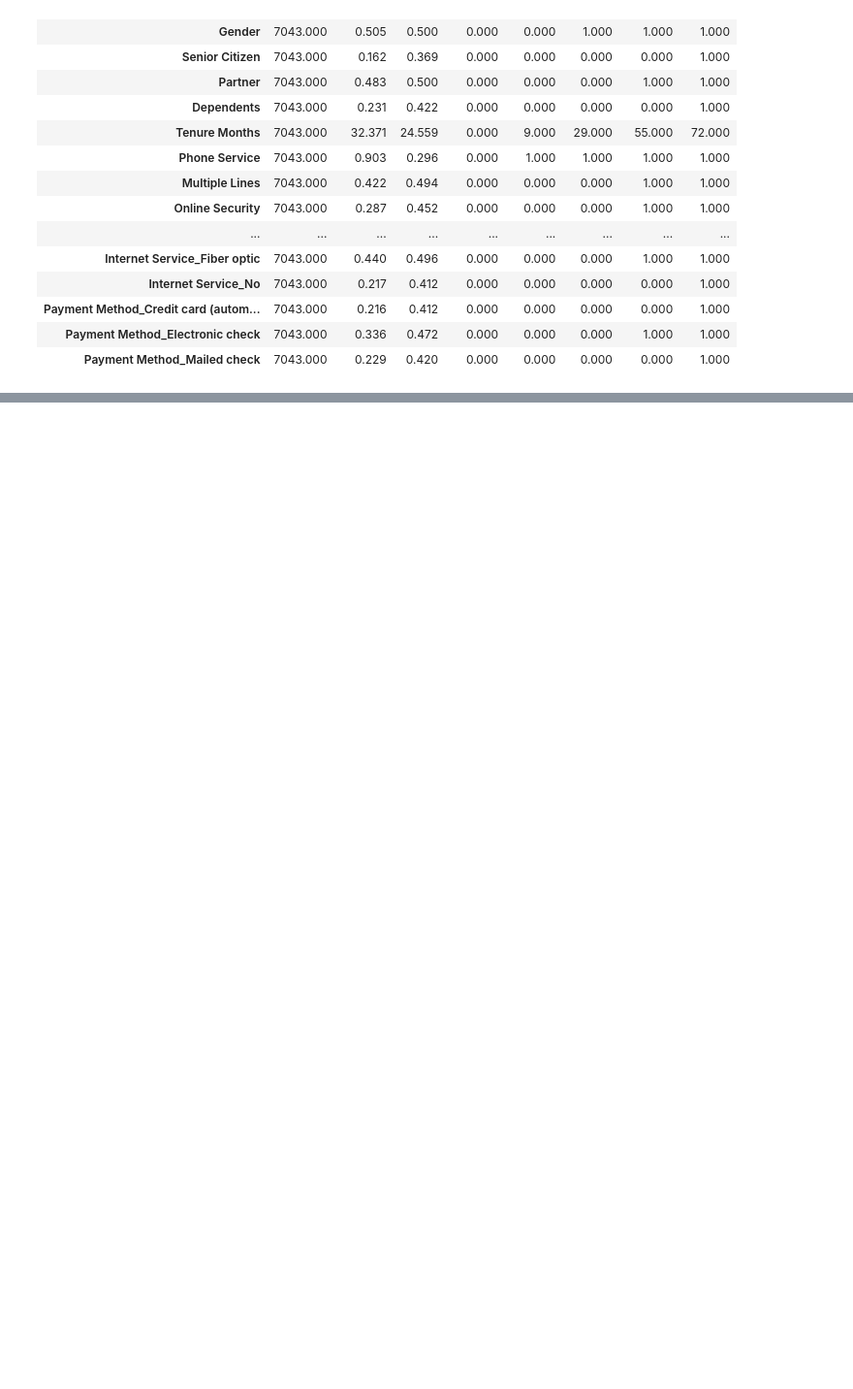
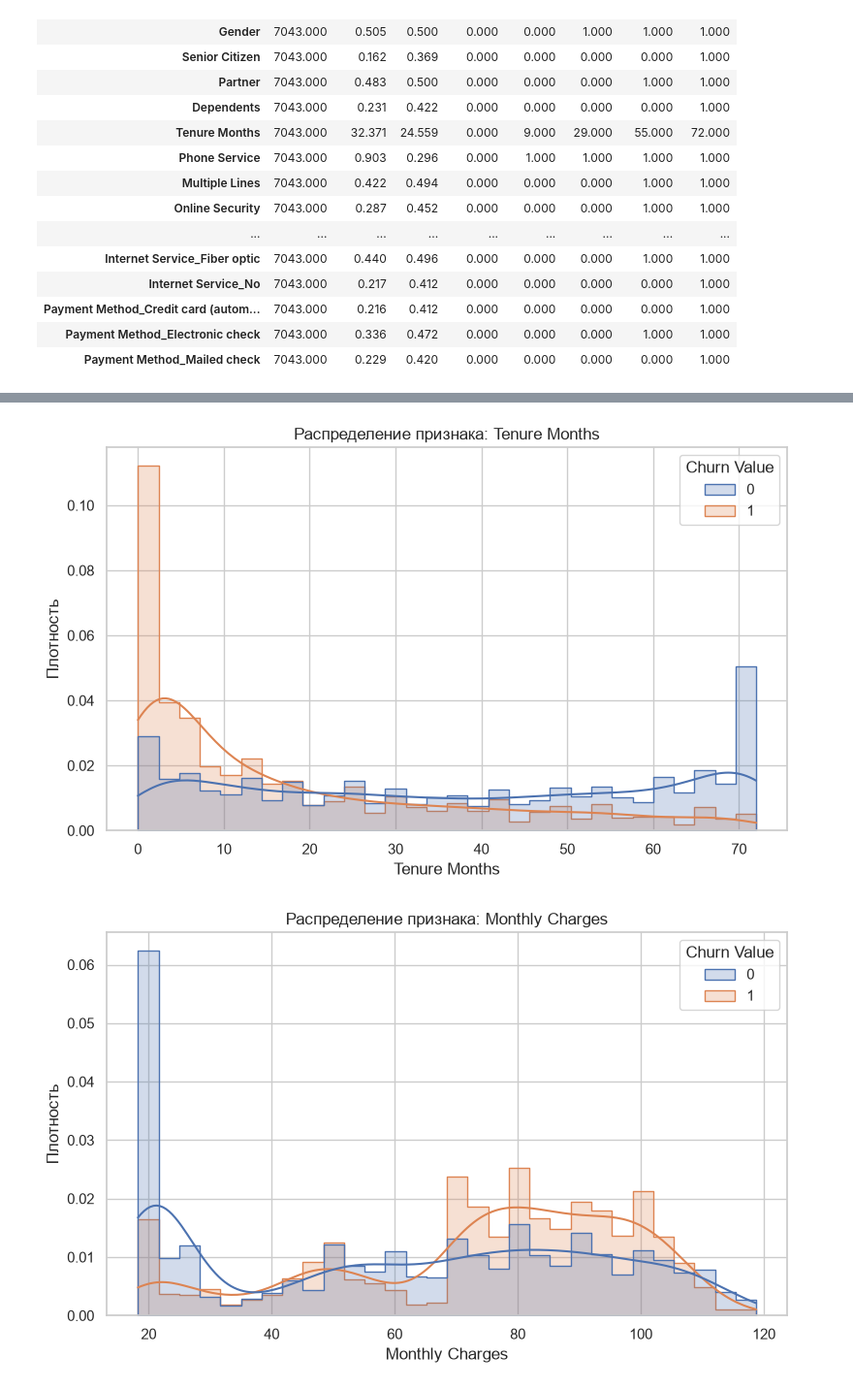
Before and after one commit to haneulmyon-bit/ProjectChotoTam, a Jupyter notebook: notebooks/02_data_analysis.ipynb, the cells around one changed output, grey strips where cells are left out. Shown at 97% size. Saved outputs shown, nothing was run; the diff lists cells and outputs as text; code cells hidden in the pictures; blank space fills up the shorter version.

```diff
--- a/notebooks/02_data_analysis.ipynb
+++ b/notebooks/02_data_analysis.ipynb
@@ -479,7 +186,0 @@ plt.show()
-# %%
-print("Целевая переменная:", TARGET)
-print("Количество признаков:", len(X.columns))
-print("\nСписок признаков:")
-
-for i, column in enumerate(X.columns, start=1):
-    print(f"{i}. {column}")
@@ -570,0 +246,37 @@ print("Данные готовы к дальнейшим эксперимент
+# %%
+continuous_columns = [
+    "Tenure Months",
+    "Monthly Charges",
+    "Total Charges",
+]
+
+for column in continuous_columns:
+    plt.figure(figsize=(8, 5))
+
+    sns.histplot(
+        data=df,
+        x=column,
+        hue=TARGET,
+        bins=30,
+        kde=True,
+        element="step",
+        stat="density",
+        common_norm=False,
+    )
+
+    plt.title(f"Распределение признака: {column}")
+    plt.xlabel(column)
+    plt.ylabel("Плотность")
+    plt.tight_layout()
+
+    filename = column.lower().replace(" ", "_")
+    plt.savefig(
+        FIGURES / f"02_distribution_{filename}.png",
+        dpi=150,
+        bbox_inches="tight",
+    )
+
+    plt.show()
+# %% [output]
+[figure, added]
+[figure, added]
```
Also changed, not shown: parts of 92 cells of this notebook.
